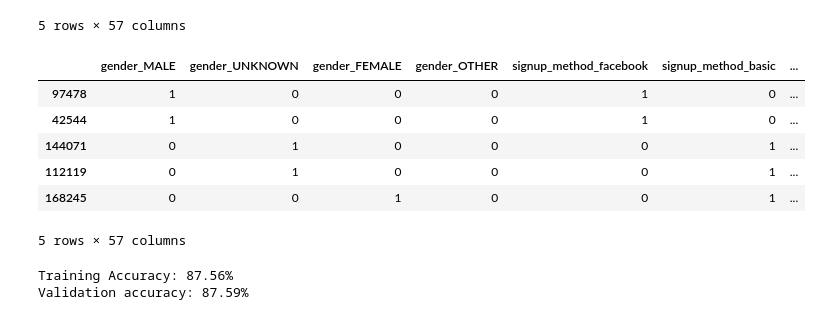
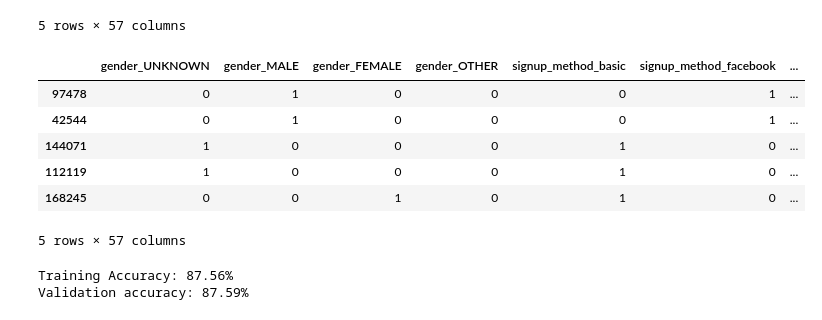
Before and after one commit to adcm2292/dsc-capstone-project-airbnb-new-user-bookings, a Jupyter notebook: notebooks/3 Multi-Class_Classification_Model.ipynb, the cells around one changed output. Saved outputs shown, nothing was run; the diff lists cells and outputs as text; code cells hidden in the pictures.

```diff
--- a/notebooks/3 Multi-Class_Classification_Model.ipynb
+++ b/notebooks/3 Multi-Class_Classification_Model.ipynb
@@ -99,15 +99,15 @@ X_train_ohe.head()
 | 161330 | 0 | 1 | 0 | 0 | 1 | 0 | ... |
 5 rows × 57 columns
 # %%
-X_test_ohe = ohe.fit_transform(X_test2)
+X_test_ohe = ohe.transform(X_test2)
 X_test_ohe.head()
 # %% [output]
-|  | gender_MALE | gender_UNKNOWN | gender_FEMALE | gender_OTHER | signup_method_facebook | signup_method_basic | ... |
-| 97478 | 1 | 0 | 0 | 0 | 1 | 0 | ... |
-| 42544 | 1 | 0 | 0 | 0 | 1 | 0 | ... |
-| 144071 | 0 | 1 | 0 | 0 | 0 | 1 | ... |
-| 112119 | 0 | 1 | 0 | 0 | 0 | 1 | ... |
-| 168245 | 0 | 0 | 1 | 0 | 0 | 1 | ... |
+|  | gender_UNKNOWN | gender_MALE | gender_FEMALE | gender_OTHER | signup_method_basic | signup_method_facebook | ... |
+| 97478 | 0 | 1 | 0 | 0 | 0 | 1 | ... |
+| 42544 | 0 | 1 | 0 | 0 | 0 | 1 | ... |
+| 144071 | 1 | 0 | 0 | 0 | 1 | 0 | ... |
+| 112119 | 1 | 0 | 0 | 0 | 1 | 0 | ... |
+| 168245 | 0 | 0 | 1 | 0 | 1 | 0 | ... |
 5 rows × 57 columns
 # %%
 train_x = X_train_ohe.values
```
Also changed, not shown: parts of 3 cells of this notebook, 7 other files.
